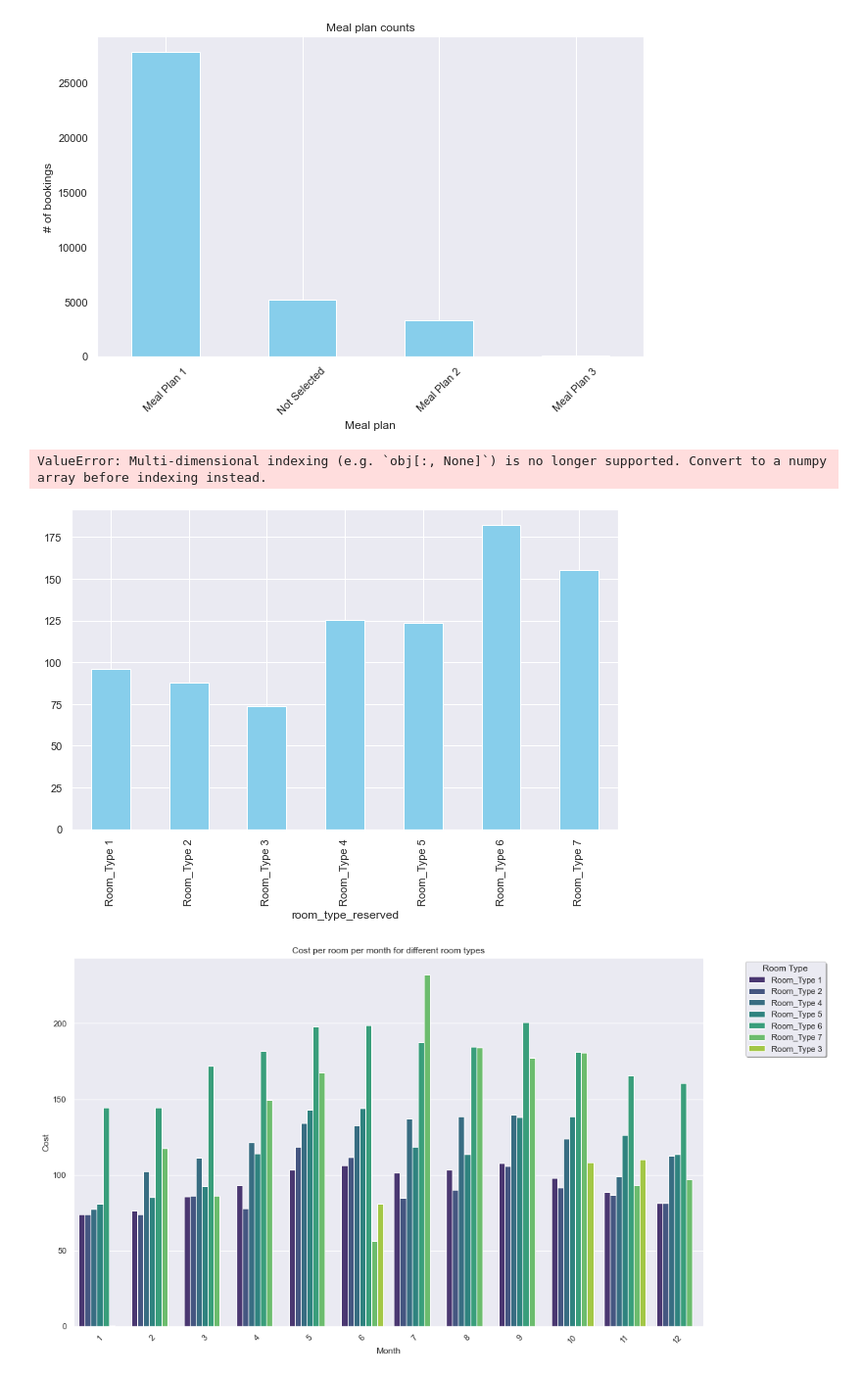
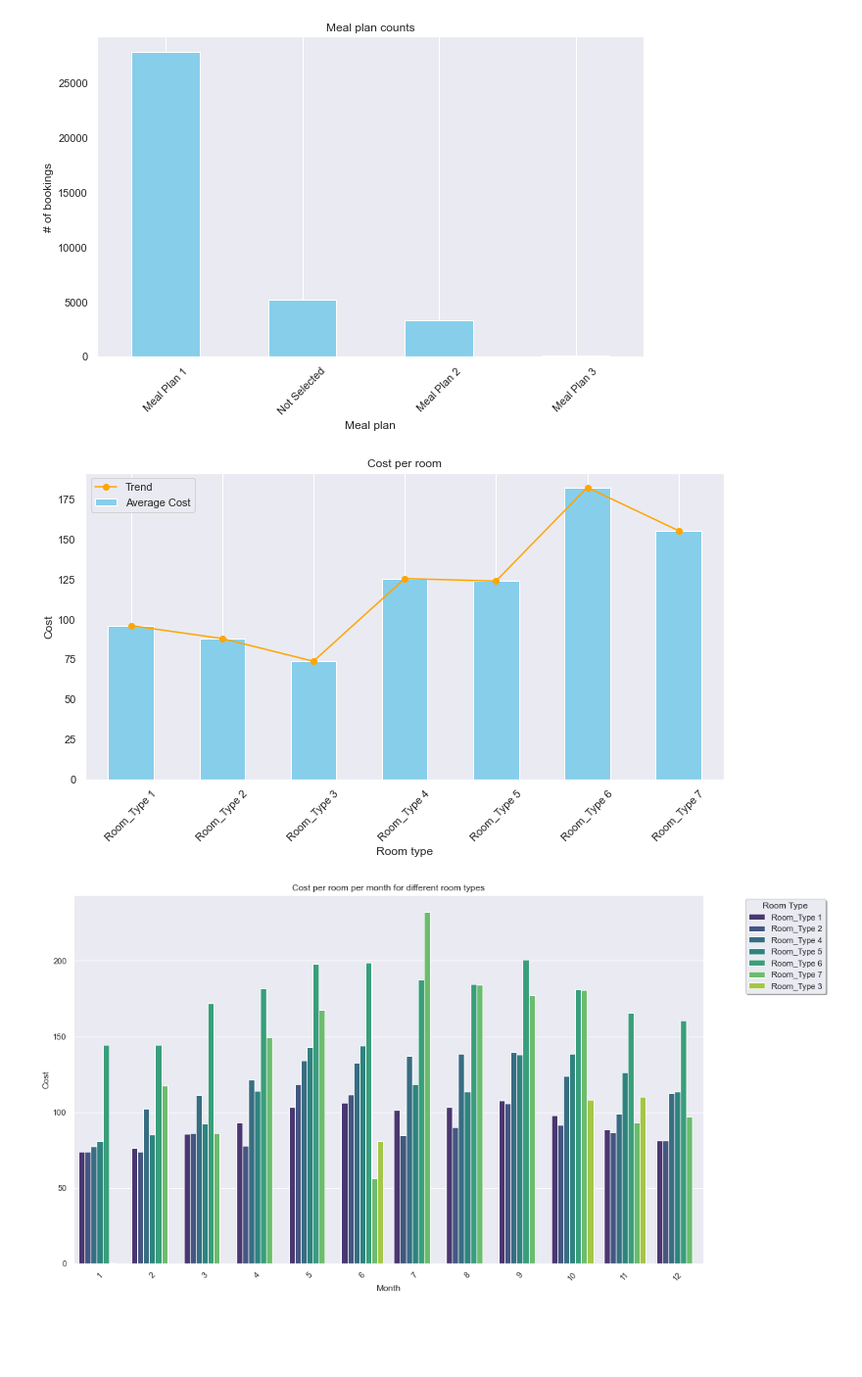
Before and after one commit to georgekalf/HotelReservations-ML, a Jupyter notebook: EDA.ipynb, the cells around one changed output. Shown at 98% size. Drawn from its saved outputs; the diff is of its cells as text; code cells hidden in the pictures; blank space fills up the shorter version.

```diff
--- a/EDA.ipynb
+++ b/EDA.ipynb
@@ -395,28 +375,30 @@ plt.show()
 # %%
 # cost per room
 cost_per_room = hotel_df.groupby('room_type_reserved')['avg_price_per_room'].mean()
-# print(cost_per_room)
 
 plt.figure(figsize=(10, 6))
 
 # creating a bar plot for cost per room
 cost_per_room.plot(kind='bar', color='skyblue', label='Average Cost')
 
+# converting index and values to lists
+index_list = cost_per_room.index.tolist()
+values_list = cost_per_room.values.tolist()
+
 # adding a line plot to show the trend
-plt.plot(cost_per_room.index, cost_per_room.values, marker='o', color='orange', linestyle='-', label='Trend')
+plt.plot(index_list, values_list, marker='o', color='orange', linestyle='-', label='Trend')
 
 # customizing the figure and displaying
 plt.title('Cost per room')
 plt.xlabel('Room type')
 plt.ylabel('Cost')
 plt.xticks(rotation=45)
 plt.legend()
 plt.grid(axis='y')
 plt.tight_layout()
 plt.show()
 # %% [output]
-ValueError: Multi-dimensional indexing (e.g. `obj[:, None]`) is no longer supported. Convert to a numpy array before indexing instead.
-[figure, old version]
+[figure, new version]
 # %%
 # costs per room in different months
 cost_per_room_month = hotel_df.groupby(['arrival_month', 'room_type_reserved'])['avg_price_per_room'].mean()
```
Also changed, not shown: parts of 7 cells of this notebook.
